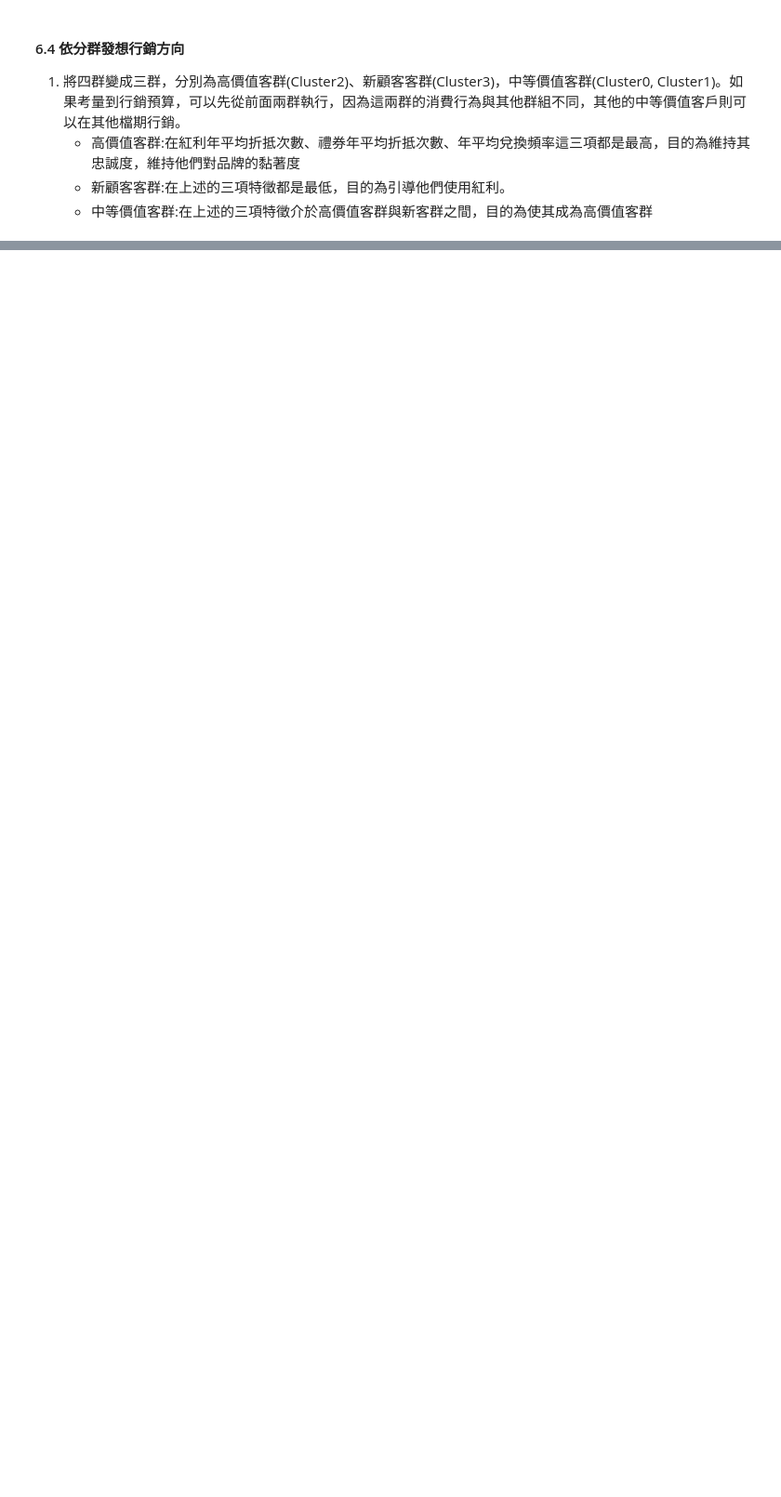
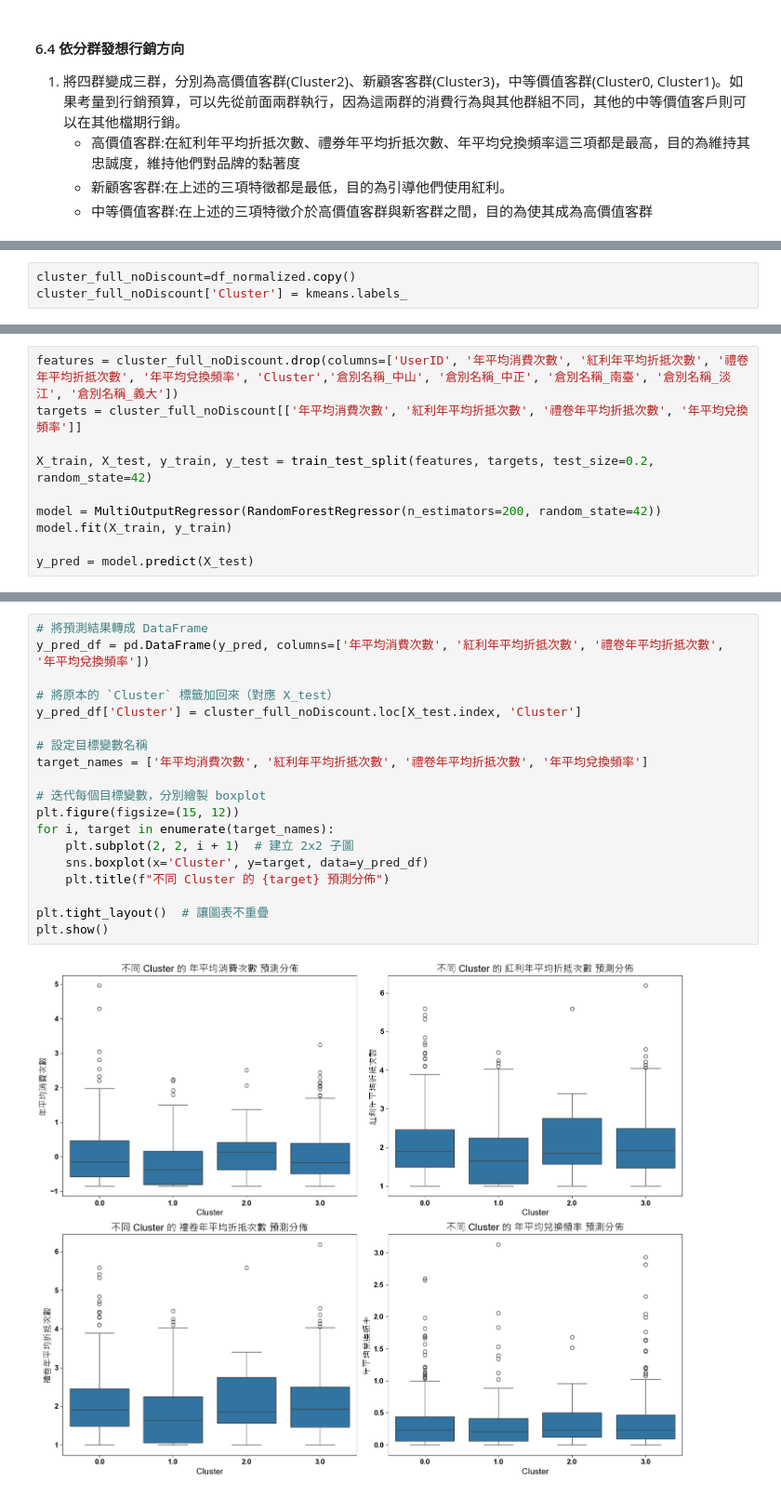
Before and after one commit to hsuan1120/Liwen, a Jupyter notebook: Final.ipynb, the cells around one changed output, grey strips where cells are left out. Shown at 93% size. Drawn from its saved outputs; the diff is of its cells as text; blank space fills up the shorter version.

Commit message:
Cluster prediction completed

```diff
--- a/Final.ipynb
+++ b/Final.ipynb
@@ -1128,0 +1143,3 @@ Cluster 3
+# %%
+cluster_full_noDiscount=df_normalized.copy()
+cluster_full_noDiscount['Cluster'] = kmeans.labels_
@@ -1128,0 +1164,10 @@ Cluster 3
+# %%
+features = cluster_full_noDiscount.drop(columns=['UserID', '年平均消費次數', '紅利年平均折抵次數', '禮卷年平均折抵次數', '年平均兌換頻率', 'Cluster','倉別名稱_中山', '倉別名稱_中正', '倉別名稱_南臺', '倉別名稱_淡江', '倉別名稱_義大'])
+targets = cluster_full_noDiscount[['年平均消費次數', '紅利年平均折抵次數', '禮卷年平均折抵次數', '年平均兌換頻率']]
+
+X_train, X_test, y_train, y_test = train_test_split(features, targets, test_size=0.2, random_state=42)
+
+model = MultiOutputRegressor(RandomForestRegressor(n_estimators=200, random_state=42))
+model.fit(X_train, y_train)
+
+y_pred = model.predict(X_test)
@@ -1128,0 +1178,21 @@ Cluster 3
+# %%
+# 將預測結果轉成 DataFrame
+y_pred_df = pd.DataFrame(y_pred, columns=['年平均消費次數', '紅利年平均折抵次數', '禮卷年平均折抵次數', '年平均兌換頻率'])
+
+# 將原本的 `Cluster` 標籤加回來（對應 X_test）
+y_pred_df['Cluster'] = cluster_full_noDiscount.loc[X_test.index, 'Cluster']
+
+# 設定目標變數名稱
+target_names = ['年平均消費次數', '紅利年平均折抵次數', '禮卷年平均折抵次數', '年平均兌換頻率']
+
+# 迭代每個目標變數，分別繪製 boxplot
+plt.figure(figsize=(15, 12))
+for i, target in enumerate(target_names):
+    plt.subplot(2, 2, i + 1)  # 建立 2x2 子圖
+    sns.boxplot(x='Cluster', y=target, data=y_pred_df)
+    plt.title(f"不同 Cluster 的 {target} 預測分佈")
+
+plt.tight_layout()  # 讓圖表不重疊
+plt.show()
+# %% [output]
+[figure, added]
```
Also changed, not shown: parts of 17 cells of this notebook.
